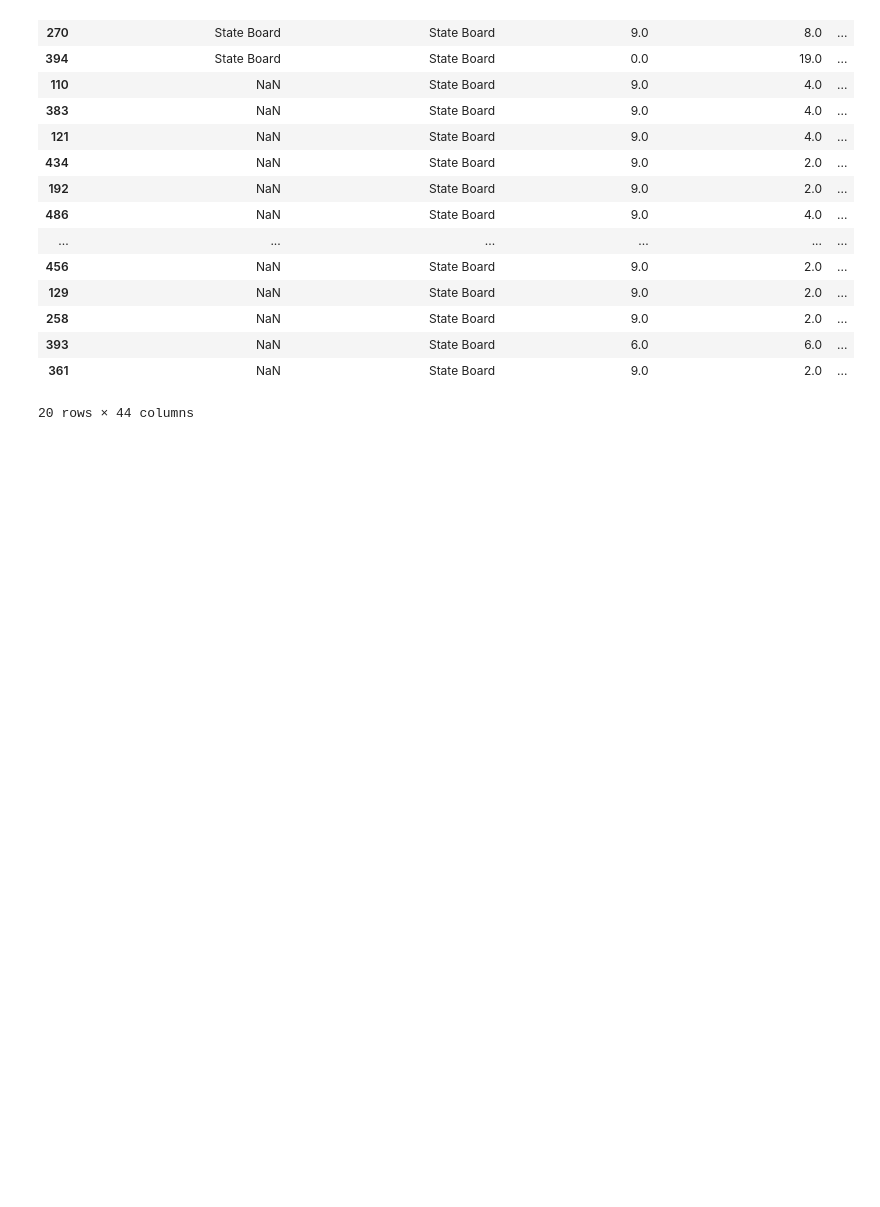
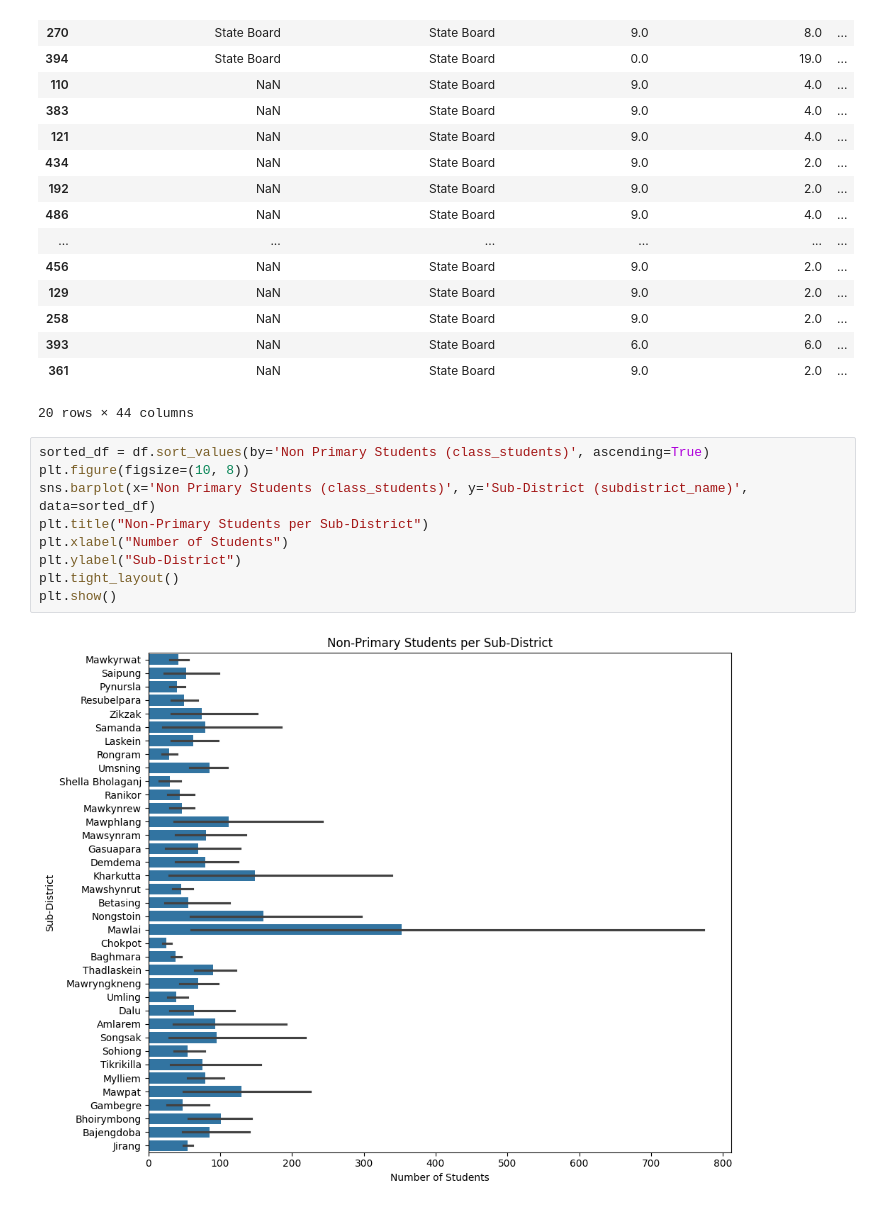
Before and after one commit to Pamela1005/Machine-learning-, a Jupyter notebook: Meghalaya education .ipynb, the cells around one changed output. Cells and saved outputs as stored; diff of their text form; blank space fills up the shorter version.

```diff
--- a/Meghalaya education .ipynb
+++ b/Meghalaya education .ipynb
@@ -226,3 +228,14 @@ sort.head(20)
 | 393 | NaN | State Board | 6.0 | 6.0 | ... |
 | 361 | NaN | State Board | 9.0 | 2.0 | ... |
 20 rows × 44 columns
+# %%
+sorted_df = df.sort_values(by='Non Primary Students (class_students)', ascending=True)
+plt.figure(figsize=(10, 8))
+sns.barplot(x='Non Primary Students (class_students)', y='Sub-District (subdistrict_name)', data=sorted_df)
+plt.title("Non-Primary Students per Sub-District")
+plt.xlabel("Number of Students")
+plt.ylabel("Sub-District")
+plt.tight_layout()
+plt.show()
+# %% [output]
+[figure, added]
```
Also changed, not shown: parts of 16 cells of this notebook.
